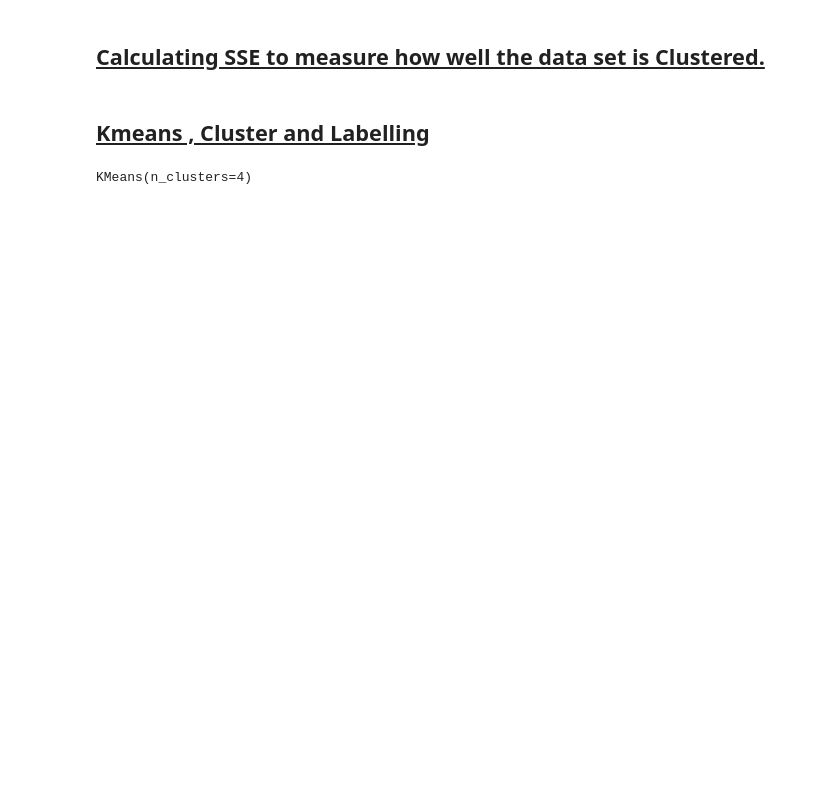
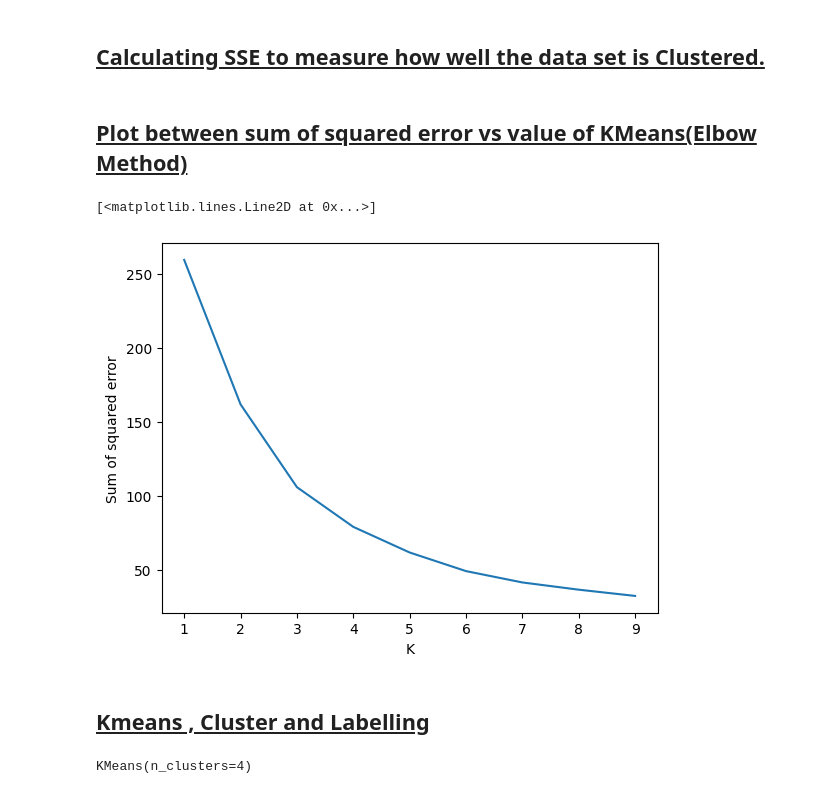
Before and after one commit to roshanidmce/Doctor-Recommendation-System, a Jupyter notebook: DoctorRecommendation.ipynb, the cells around one changed output. Cells and saved outputs as stored; diff of their text form; code cells hidden in the pictures; blank space fills up the shorter version.

```diff
--- a/DoctorRecommendation.ipynb
+++ b/DoctorRecommendation.ipynb
@@ -84,6 +96,17 @@ for k in k_rng:
     km = KMeans(n_clusters=k)
     km.fit(df[['Experience','Awards']])
     sse.append(km.inertia_)
+# %% [markdown]
+## <u> Plot between sum of squared error vs value of KMeans(Elbow Method) </u>
+# %%
+#Here, We hvae plotted a graph between SSE and KMeans to select the optimal number of clusters.
+#This method is called Elbow method and the point obtained is elbow point(n=4).
+plt.xlabel('K')
+plt.ylabel('Sum of squared error')
+plt.plot(k_rng,sse)
+# %% [output]
+[<matplotlib.lines.Line2D at 0x...>]
+[figure, added]
 # %% [markdown]
 ## <u> Kmeans , Cluster and Labelling </u>
 # %%
```
Also changed, not shown: parts of 9 cells of this notebook, 1 other file.
